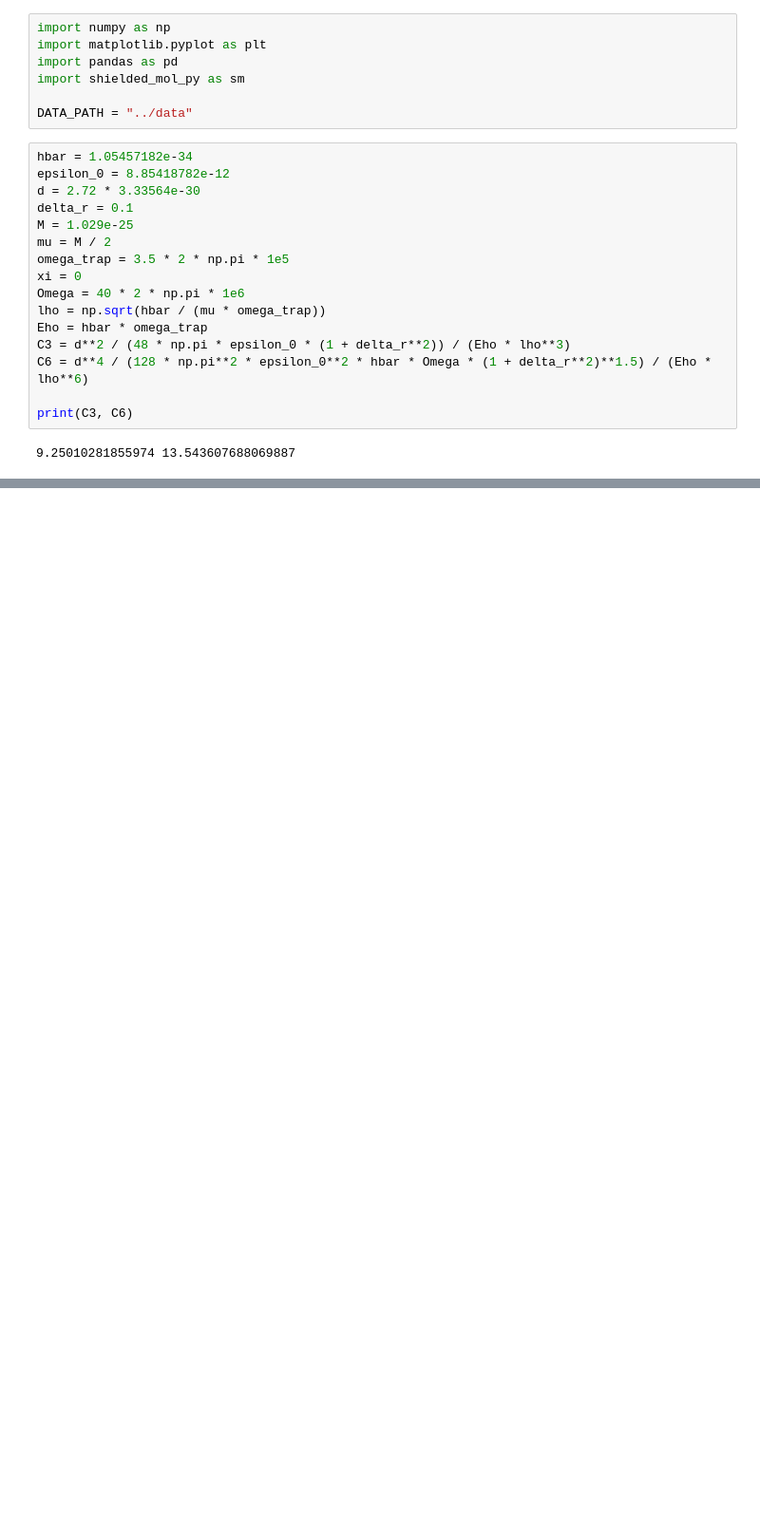
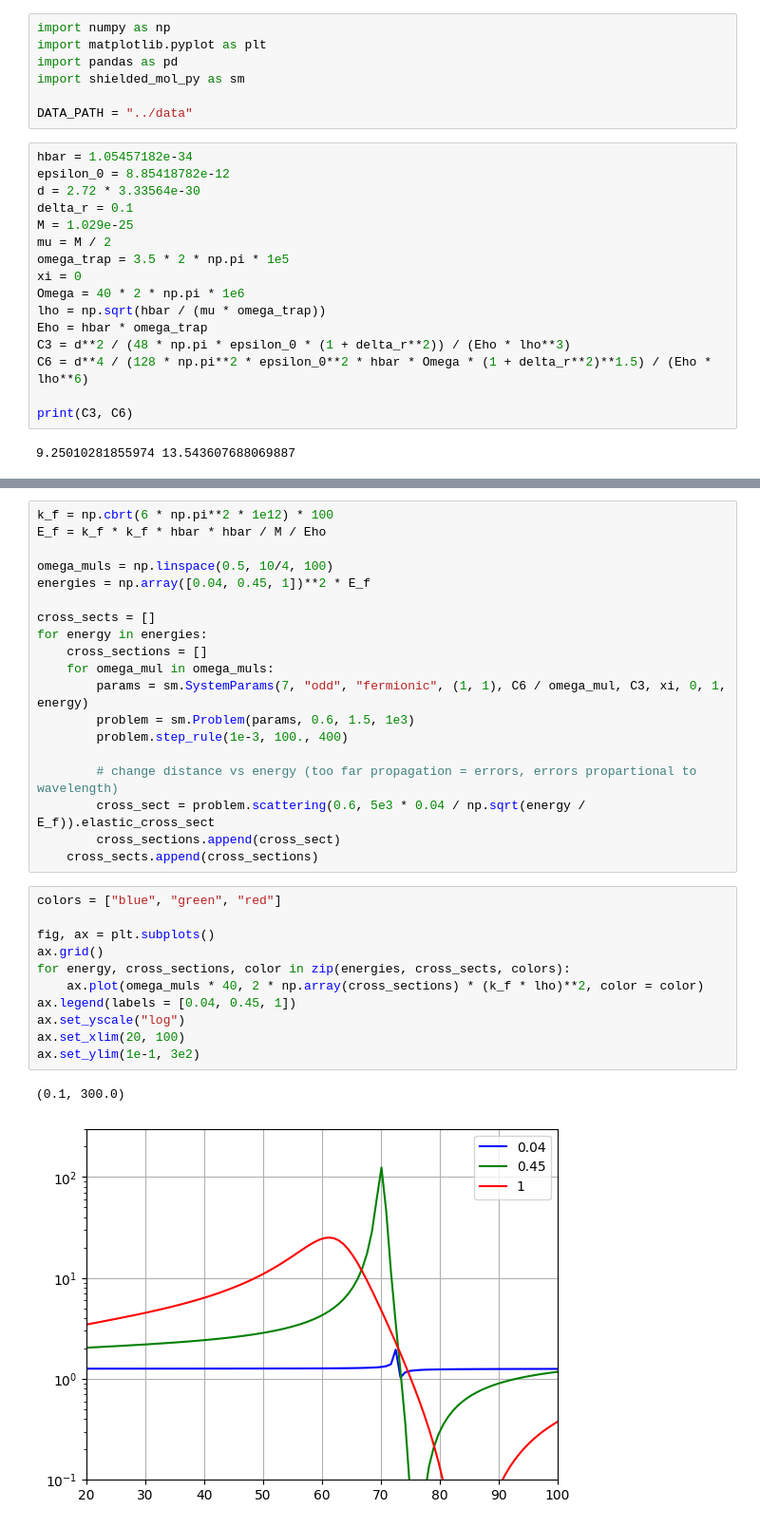
Before and after one commit to Wleter/shielded_molecules, a Jupyter notebook: analysis/analysis.ipynb, the cells around one changed output, grey strips where cells are left out. Shown at 95% size. Saved outputs shown, nothing was run; the diff lists cells and outputs as text; blank space fills up the shorter version.

```diff
--- a/analysis/analysis.ipynb
+++ b/analysis/analysis.ipynb
@@ -72,0 +108,33 @@ for l_max in range(11):
+# %%
+k_f = np.cbrt(6 * np.pi**2 * 1e12) * 100
+E_f = k_f * k_f * hbar * hbar / M / Eho
+
+omega_muls = np.linspace(0.5, 10/4, 100)
+energies = np.array([0.04, 0.45, 1])**2 * E_f
+
+cross_sects = []
+for energy in energies:
+    cross_sections = []
+    for omega_mul in omega_muls:
+        params = sm.SystemParams(7, "odd", "fermionic", (1, 1), C6 / omega_mul, C3, xi, 0, 1, energy)
+        problem = sm.Problem(params, 0.6, 1.5, 1e3)
+        problem.step_rule(1e-3, 100., 400)
+
+        # change distance vs energy (too far propagation = errors, errors propartional to wavelength)
+        cross_sect = problem.scattering(0.6, 5e3 * 0.04 / np.sqrt(energy / E_f)).elastic_cross_sect
+        cross_sections.append(cross_sect)
+    cross_sects.append(cross_sections)
+# %%
+colors = ["blue", "green", "red"]
+
+fig, ax = plt.subplots()
+ax.grid()
+for energy, cross_sections, color in zip(energies, cross_sects, colors):
+    ax.plot(omega_muls * 40, 2 * np.array(cross_sections) * (k_f * lho)**2, color = color)
+ax.legend(labels = [0.04, 0.45, 1])
+ax.set_yscale("log")
+ax.set_xlim(20, 100)
+ax.set_ylim(1e-1, 3e2)
+# %% [output]
+(0.1, 300.0)
+[figure, added]
```
Also changed, not shown: parts of 5 cells of this notebook, 7 other files.
